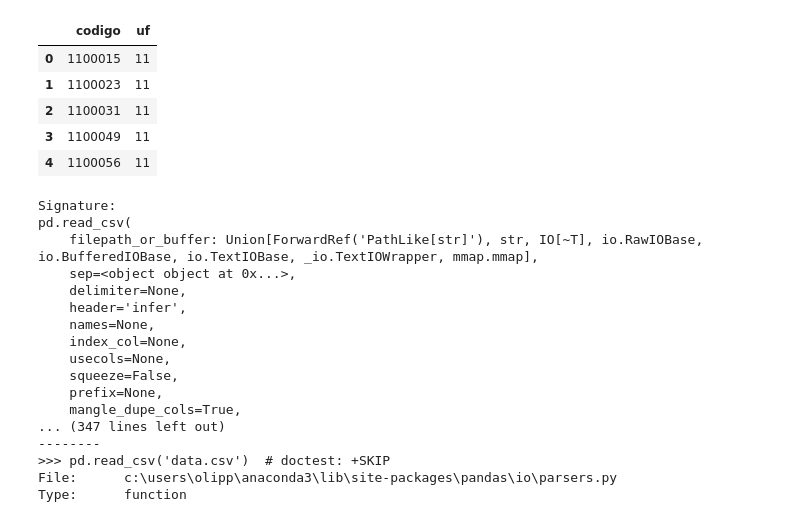
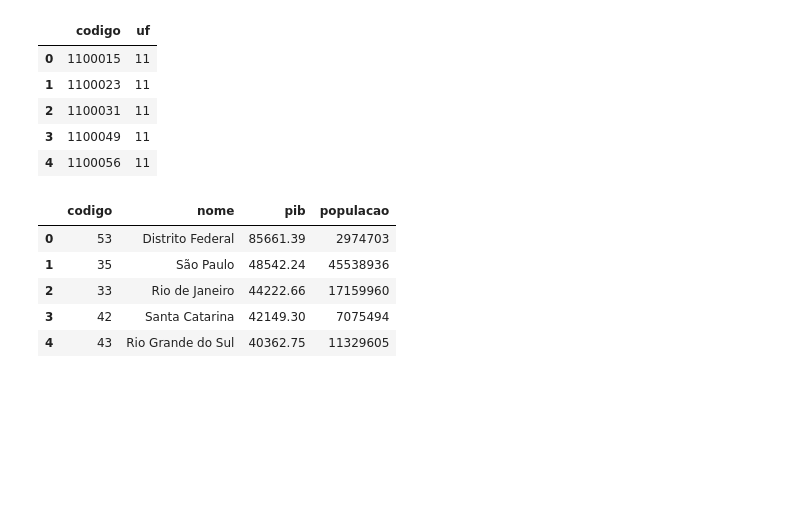
Before and after one commit to patrick-oliveira/ProjetoBD, a Jupyter notebook: processamento_dados.ipynb, the cells around one changed output. Saved outputs shown, nothing was run; the diff lists cells and outputs as text; code cells hidden in the pictures; blank space fills up the shorter version.

```diff
--- a/processamento_dados.ipynb
+++ b/processamento_dados.ipynb
@@ -686,23 +723,13 @@ municipios.head()
 | 2 | 1100031 | 11 |
 | 3 | 1100049 | 11 |
 | 4 | 1100056 | 11 |
-# %%
-pd_
-# %% [output]
-Signature:
-pd.read_csv(
-    filepath_or_buffer: Union[ForwardRef('PathLike[str]'), str, IO[~T], io.RawIOBase, io.BufferedIOBase, io.TextIOBase, _io.TextIOWrapper, mmap.mmap],
-    sep=<object object at 0x...>,
-    delimiter=None,
-    header='infer',
-    names=None,
-    index_col=None,
-    usecols=None,
-    squeeze=False,
-    prefix=None,
-    mangle_dupe_cols=True,
-... (347 lines left out)
---------
->>> pd.read_csv('data.csv')  # doctest: +SKIP
-File:      c:\users\olipp\anaconda3\lib\site-packages\pandas\io\parsers.py
-Type:      function
+# %%
+ente_federativo = pd.read_csv('data/tabelas/ente_federativo.csv', names = ['codigo', 'nome', 'pib', 'populacao'], encoding = 'latin1')
+ente_federativo.head()
+# %% [output]
+|  | codigo | nome | pib | populacao |
+| 0 | 53 | Distrito Federal | 85661.39 | 2974703 |
+| 1 | 35 | São Paulo | 48542.24 | 45538936 |
+| 2 | 33 | Rio de Janeiro | 44222.66 | 17159960 |
+| 3 | 42 | Santa Catarina | 42149.30 | 7075494 |
+| 4 | 43 | Rio Grande do Sul | 40362.75 | 11329605 |
```
Also changed, not shown: parts of 21 cells of this notebook, 1 other file.
